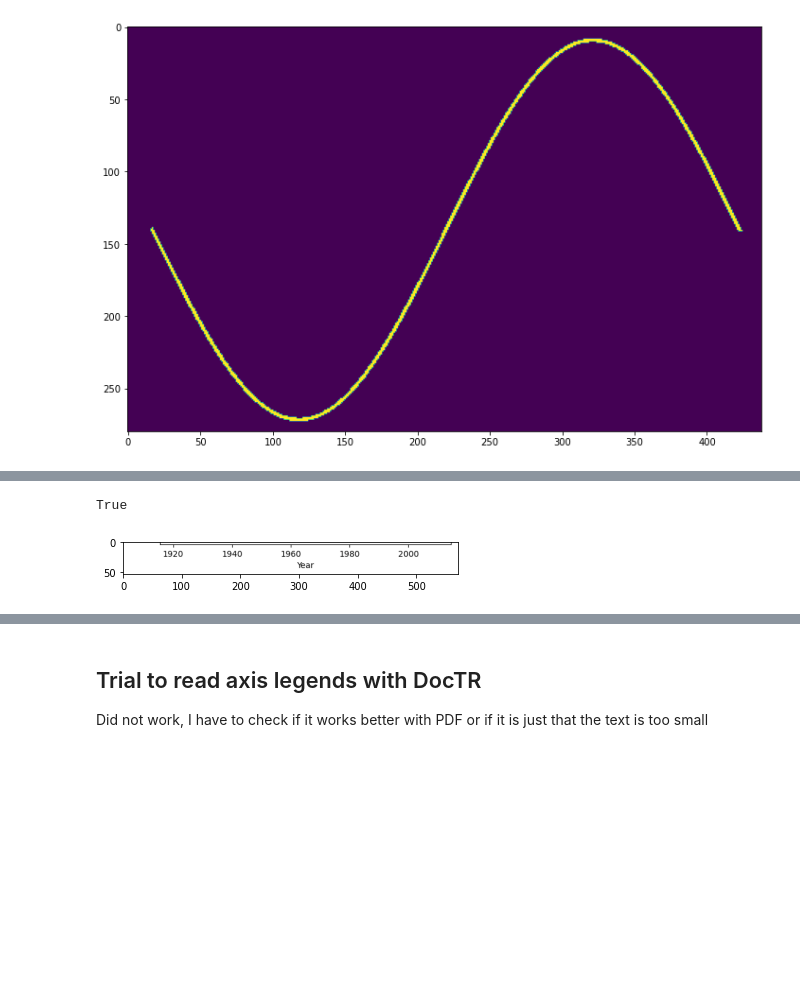
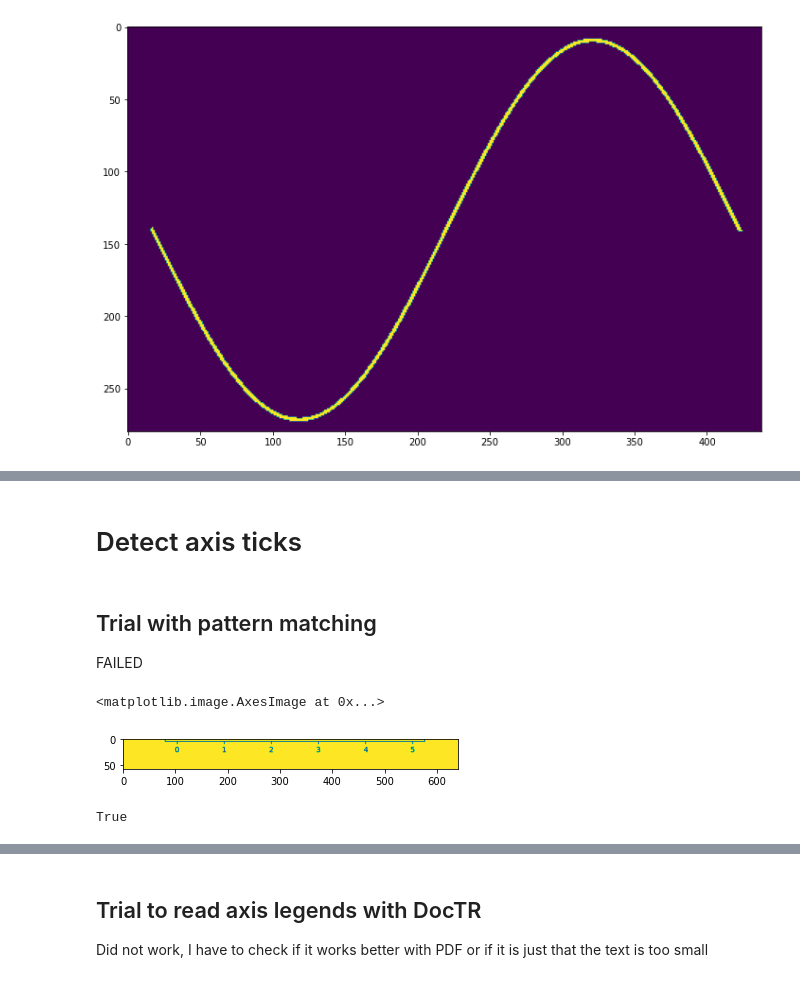
Before and after one commit to SsayanJ/graph-reader, a Jupyter notebook: sandbox.ipynb, the cells around one changed output, grey strips where cells are left out. Drawn from its saved outputs; the diff is of its cells as text; code cells hidden in the pictures; blank space fills up the shorter version.

```diff
--- a/sandbox.ipynb
+++ b/sandbox.ipynb
@@ -162,7 +151,23 @@ curve_roi, x_axis_roi, y_axis_roi = graph_reader.get_all_rois(color_img)
-# %%
-plt.imshow(y_axis_roi)
-plt.imshow(x_axis_roi)
-cv2.imwrite("x_axis.jpg", x_axis_roi)
-# %% [output]
-True
-[figure, removed]
+# %% [markdown]
+# Detect axis ticks
+# %% [markdown]
+## Trial with pattern matching
+FAILED
+# %%
+grey_ax = cv2.cvtColor(gr.x_axis_roi, cv2.COLOR_BGR2GRAY)
+plt.imshow(grey_ax)
+# %% [output]
+<matplotlib.image.AxesImage at 0x...>
+[figure, added]
+# %%
+template = cv2.imread(r"sample_graphs\template_below_xticks.png", 0)
+w, h = template.shape[::-1]
+res = cv2.matchTemplate(grey_ax,template,cv2.TM_CCOEFF_NORMED)
+threshold = 0.8
+loc = np.where( res >= threshold)
+
+for pt in zip(*loc[::-1]):
+    cv2.rectangle(gr.x_axis_roi, pt, (pt[0] + w, pt[1] + h), (0,0,255), 1)
+cv2.imwrite('res.png',gr.x_axis_roi)
+# %% [output]
+True
```
Also changed, not shown: parts of 29 cells of this notebook, 3 other files.
